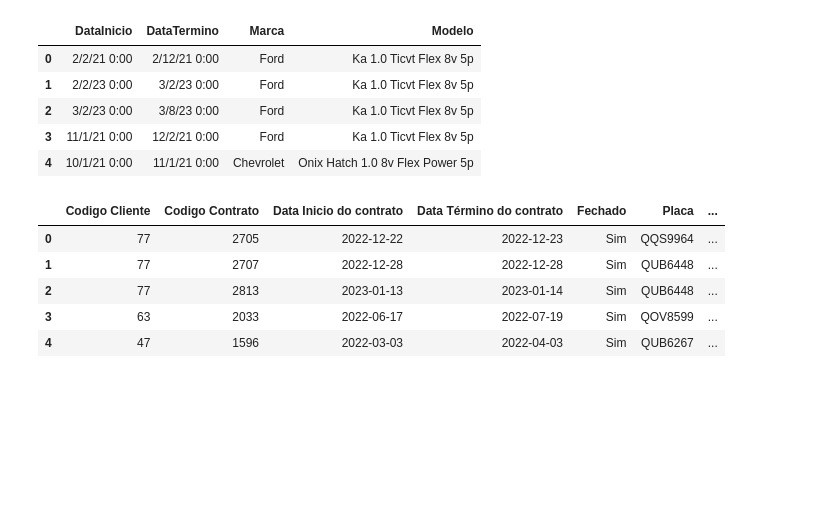
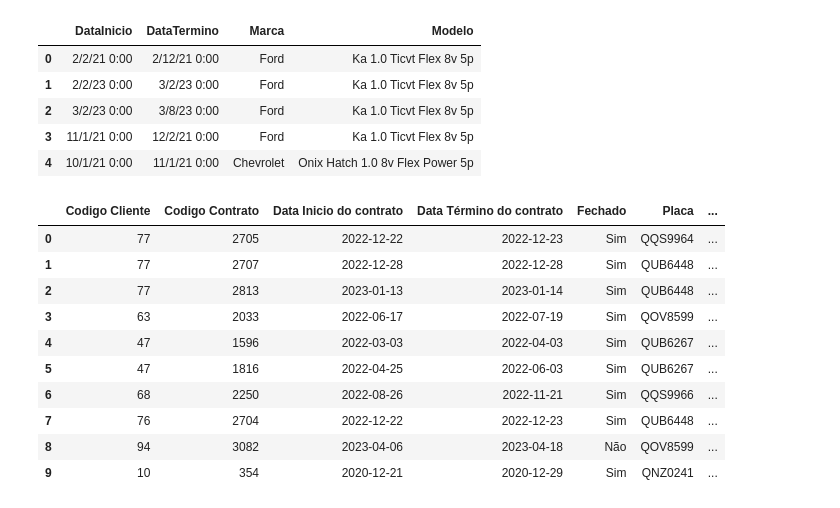
Before and after one commit to Dougisnotavailable/Dougisnotavailable, a Jupyter notebook: Data_Wrangling.ipynb, the cells around one changed output. Cells and saved outputs as stored; diff of their text form; code cells hidden in the pictures; blank space fills up the shorter version.

```diff
--- a/Data_Wrangling.ipynb
+++ b/Data_Wrangling.ipynb
@@ -31,23 +31,25 @@ df_pj.head()
 # %%
 # Corrigindo as Datas
 
 df_pj['DataInicio'] = df_pj['DataInicio'].apply(lambda x: parser.parse(str(x)))
 df_pj['DataTermino'] = df_pj['DataTermino'].apply(lambda x: parser.parse(str(x)))
 
-#  Usamos esse .head() para ver as primeiras colunas (default = 5) e conferir se alteração deu certo
-#df_pj.head()
-
 df_pf['Data Inicio do contrato'] = df_pf['Data Inicio do contrato'].apply(lambda x: parser.parse(str(x)))
 df_pf['Data Término do contrato'] = df_pf['Data Término do contrato'].apply(lambda x: parser.parse(str(x)))
 
-#df_pf.head()
+df_pf.head(10)
 # %% [output]
 |  | Codigo Cliente | Codigo Contrato | Data Inicio do contrato | Data Término do contrato | Fechado | Placa | ... |
 | 0 | 77 | 2705 | 2022-12-22 | 2022-12-23 | Sim | QQS9964 | ... |
 | 1 | 77 | 2707 | 2022-12-28 | 2022-12-28 | Sim | QUB6448 | ... |
 | 2 | 77 | 2813 | 2023-01-13 | 2023-01-14 | Sim | QUB6448 | ... |
 | 3 | 63 | 2033 | 2022-06-17 | 2022-07-19 | Sim | QOV8599 | ... |
 | 4 | 47 | 1596 | 2022-03-03 | 2022-04-03 | Sim | QUB6267 | ... |
+| 5 | 47 | 1816 | 2022-04-25 | 2022-06-03 | Sim | QUB6267 | ... |
+| 6 | 68 | 2250 | 2022-08-26 | 2022-11-21 | Sim | QQS9966 | ... |
+| 7 | 76 | 2704 | 2022-12-22 | 2022-12-23 | Sim | QUB6448 | ... |
+| 8 | 94 | 3082 | 2023-04-06 | 2023-04-18 | Não | QOV8599 | ... |
+| 9 | 10 | 354 | 2020-12-21 | 2020-12-29 | Sim | QNZ0241 | ... |
 # %%
 # Corrigindo typos
 
```
Also changed, not shown: parts of 1 cell of this notebook.
